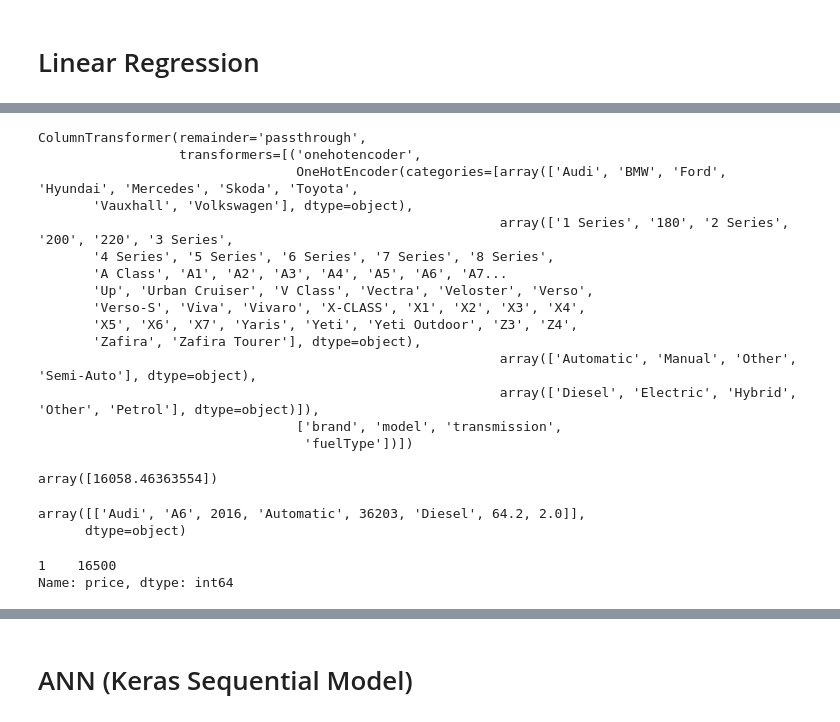
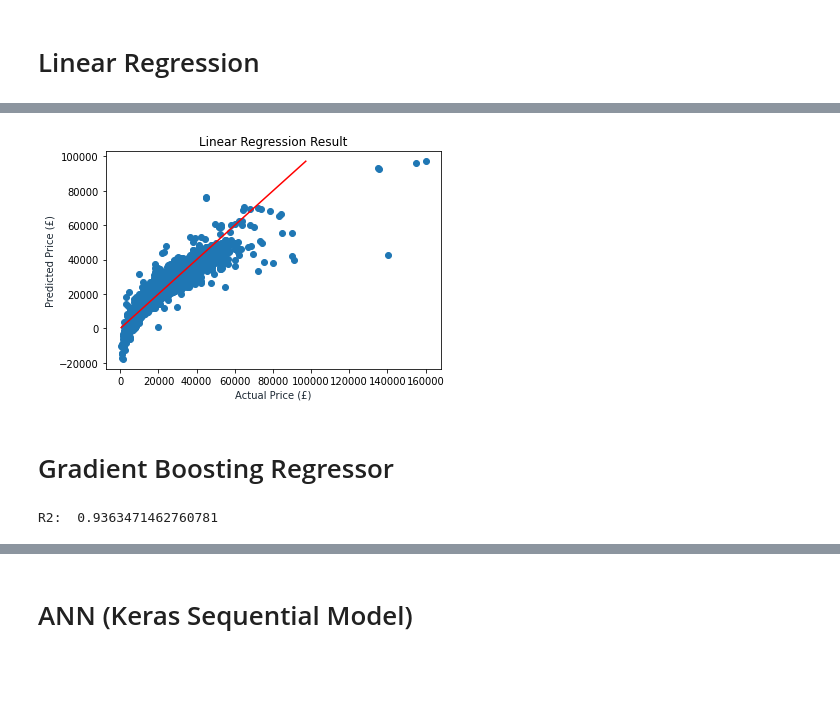
Before and after one commit to Tanvirazad3449/karworth, a Jupyter notebook: Karworth.ipynb, the cells around one changed output, grey strips where cells are left out. Saved outputs shown, nothing was run; the diff lists cells and outputs as text; code cells hidden in the pictures; blank space fills up the shorter version.

```diff
--- a/Karworth.ipynb
+++ b/Karworth.ipynb
@@ -120,23 +140,7 @@ le_x_val, le_x_test, le_y_val, le_y_test = train_test_split(le_x_valtest,le_y_va
 # %%
 lr = LinearRegression()
 lr_pipe = make_pipeline(column_trans, lr)
-lr_pipe.fit(le_x,le_y)
-# lr_result = lr_pipe.predict(le_x_valtest)
-
-# print("R2: ", r2_score(le_y_valtest,lr_result))
-# print("ACTUAL MIN: ", le_y_valtest.min())
-# print("ACTUAL MAX: ", le_y_valtest.max())
-# print("PRED MIN: ", lr_result.min())
-# print("PRED MAX: ", lr_result.max())
-# print("LR Predicted negative prices count: ", len(lr_result[lr_result < 0]))
-
-# xx = np.linspace(le_y_valtest.min(),lr_result.max(),lr_result.shape[0])
-# yy = xx
-# plt.scatter(le_y_valtest, lr_result)
-# plt.plot(xx, yy, '-r')
-# plt.axhline(y=0, color='g', linestyle='-')
-# plt.title('Linear Regression Result')
-# plt.xlabel('Actual Price (£)', color='#1C2833')
-# plt.ylabel('Predicted Price (£)', color='#1C2833')
-# plt.show()
+lr_pipe.fit(le_x_train,le_y_train)
+lr_result = lr_pipe.predict(le_x_test)
+print("R2: ", r2_score(le_y_test,lr_result))
 # %% [output]
@@ -160,34 +148,22 @@ Pipeline(steps=[('columntransformer',
-# %%
-lr_pipe[0]
-# %% [output]
-ColumnTransformer(remainder='passthrough',
-                  transformers=[('onehotencoder',
-                                 OneHotEncoder(categories=[array(['Audi', 'BMW', 'Ford', 'Hyundai', 'Mercedes', 'Skoda', 'Toyota',
-       'Vauxhall', 'Volkswagen'], dtype=object),
-                                                           array(['1 Series', '180', '2 Series', '200', '220', '3 Series',
-       '4 Series', '5 Series', '6 Series', '7 Series', '8 Series',
-       'A Class', 'A1', 'A2', 'A3', 'A4', 'A5', 'A6', 'A7...
-       'Up', 'Urban Cruiser', 'V Class', 'Vectra', 'Veloster', 'Verso',
-       'Verso-S', 'Viva', 'Vivaro', 'X-CLASS', 'X1', 'X2', 'X3', 'X4',
-       'X5', 'X6', 'X7', 'Yaris', 'Yeti', 'Yeti Outdoor', 'Z3', 'Z4',
-       'Zafira', 'Zafira Tourer'], dtype=object),
-                                                           array(['Automatic', 'Manual', 'Other', 'Semi-Auto'], dtype=object),
-                                                           array(['Diesel', 'Electric', 'Hybrid', 'Other', 'Petrol'], dtype=object)]),
-                                 ['brand', 'model', 'transmission',
-                                  'fuelType'])])
-# %%
-predTest = pd.DataFrame(data=np.array(['Audi', 'A6', 2014, 'Automatic', 36203, 'Diesel', 64.2, 2.0]).reshape(1,8),
-                        columns = ['brand','model','year','transmission','mileage','fuelType', 'mpg', 'engineSize' ])
-lr_pipe.predict(predTest)
-# %% [output]
-array([16058.46363554])
-# %%
-np.array(le_x[1:2])
-# %% [output]
-array([['Audi', 'A6', 2016, 'Automatic', 36203, 'Diesel', 64.2, 2.0]],
-      dtype=object)
-# %%
-le_y[1:2]
-# %% [output]
-1    16500
-Name: price, dtype: int64
+# %%
+xx = np.linspace(le_y_valtest.min(),lr_result.max(),lr_result.shape[0])
+yy = xx
+plt.scatter(le_y_test, lr_result)
+plt.plot(xx, yy, '-r')
+plt.title('Linear Regression Result')
+plt.xlabel('Actual Price (£)', color='#1C2833')
+plt.ylabel('Predicted Price (£)', color='#1C2833')
+plt.show()
+# %% [output]
+[figure, added]
+# %% [markdown]
+# Gradient Boosting Regressor
+# %%
+from sklearn.ensemble import GradientBoostingRegressor
+gbr = GradientBoostingRegressor(n_estimators=300)
+gbr_pipe = make_pipeline(column_trans, gbr)
+gbr_pipe.fit(le_x_train,le_y_train)
+gbr_result = gbr_pipe.predict(le_x_test)
+print("R2: ", r2_score(le_y_test,gbr_result))
+# %% [output]
+R2:  0.9363471462760781
```
Also changed, not shown: parts of 23 cells of this notebook, 2 other files.
